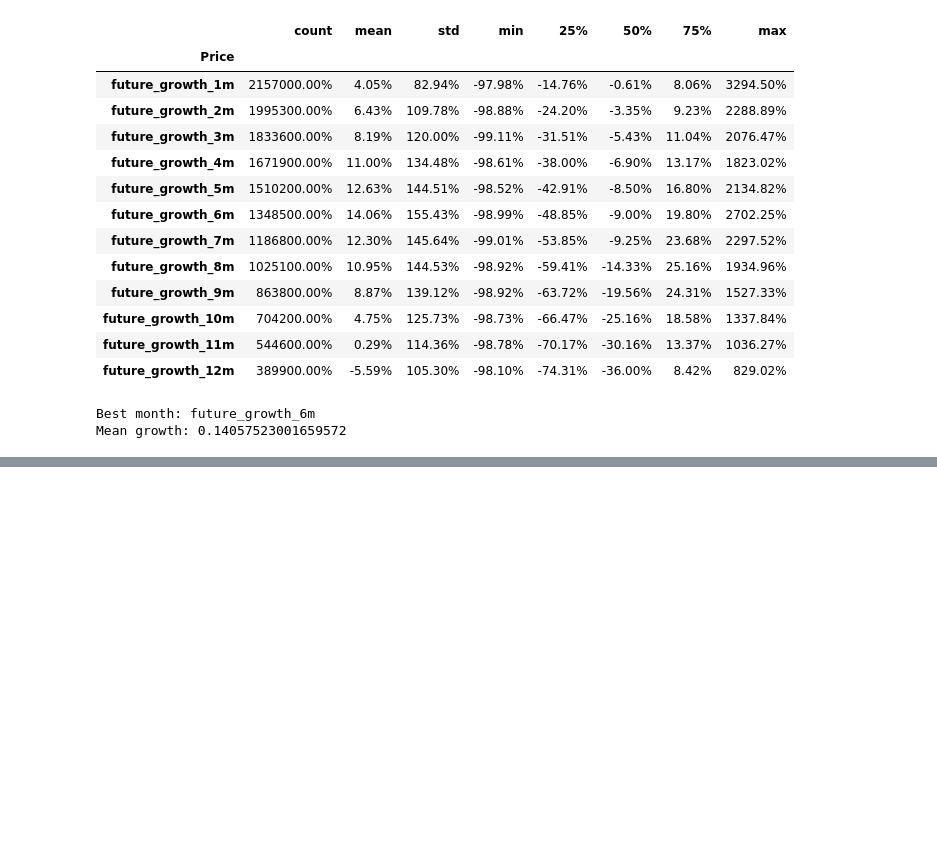
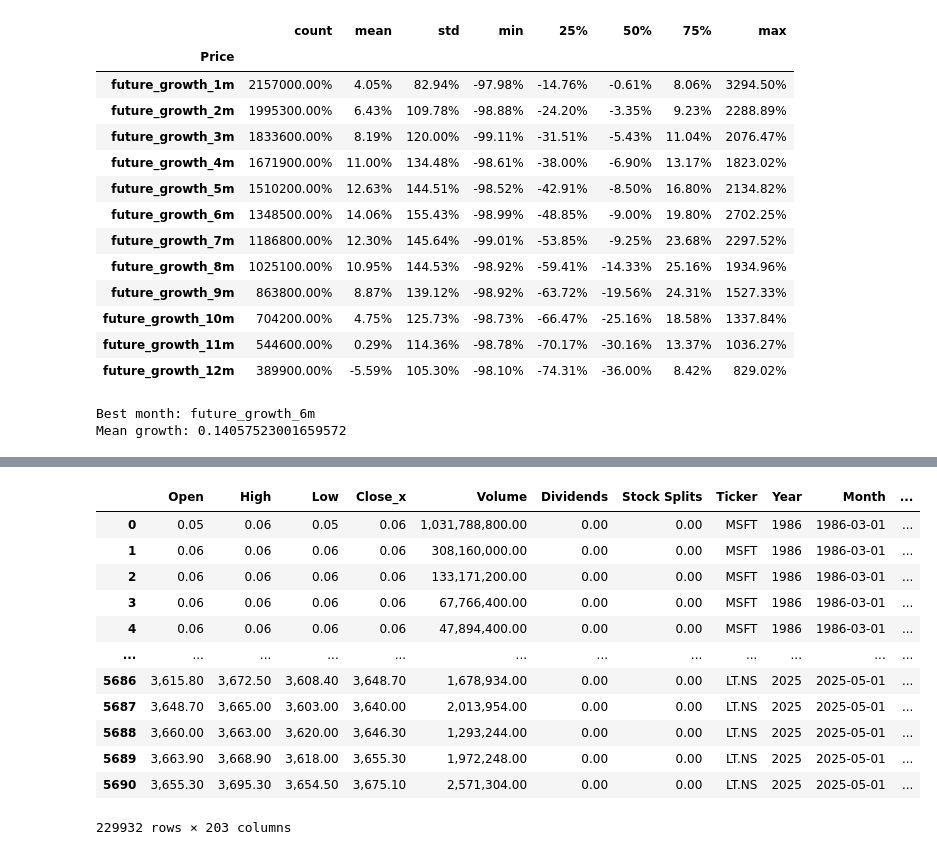
Before and after one commit to ceccode/stock-markets-analytics-zoomcamp, a Jupyter notebook: 02-dataframe-analysis/homework-solutions/hw2-dataframe-analysis.ipynb, the cells around one changed output, grey strips where cells are left out. Cells and saved outputs as stored; diff of their text form; code cells hidden in the pictures; blank space fills up the shorter version.

```diff
--- a/02-dataframe-analysis/homework-solutions/hw2-dataframe-analysis.ipynb
+++ b/02-dataframe-analysis/homework-solutions/hw2-dataframe-analysis.ipynb
@@ -506,0 +541,17 @@ Mean growth: 0.14057523001659572
+# %%
+
+df
+# %% [output]
+|  | Open | High | Low | Close_x | Volume | Dividends | Stock Splits | Ticker | Year | Month | ... |
+| 0 | 0.05 | 0.06 | 0.05 | 0.06 | 1,031,788,800.00 | 0.00 | 0.00 | MSFT | 1986 | 1986-03-01 | ... |
+| 1 | 0.06 | 0.06 | 0.06 | 0.06 | 308,160,000.00 | 0.00 | 0.00 | MSFT | 1986 | 1986-03-01 | ... |
+| 2 | 0.06 | 0.06 | 0.06 | 0.06 | 133,171,200.00 | 0.00 | 0.00 | MSFT | 1986 | 1986-03-01 | ... |
+| 3 | 0.06 | 0.06 | 0.06 | 0.06 | 67,766,400.00 | 0.00 | 0.00 | MSFT | 1986 | 1986-03-01 | ... |
+| 4 | 0.06 | 0.06 | 0.06 | 0.06 | 47,894,400.00 | 0.00 | 0.00 | MSFT | 1986 | 1986-03-01 | ... |
+| ... | ... | ... | ... | ... | ... | ... | ... | ... | ... | ... | ... |
+| 5686 | 3,615.80 | 3,672.50 | 3,608.40 | 3,648.70 | 1,678,934.00 | 0.00 | 0.00 | LT.NS | 2025 | 2025-05-01 | ... |
+| 5687 | 3,648.70 | 3,665.00 | 3,603.00 | 3,640.00 | 2,013,954.00 | 0.00 | 0.00 | LT.NS | 2025 | 2025-05-01 | ... |
+| 5688 | 3,660.00 | 3,663.00 | 3,620.00 | 3,646.30 | 1,293,244.00 | 0.00 | 0.00 | LT.NS | 2025 | 2025-05-01 | ... |
+| 5689 | 3,663.90 | 3,668.90 | 3,618.00 | 3,655.30 | 1,972,248.00 | 0.00 | 0.00 | LT.NS | 2025 | 2025-05-01 | ... |
+| 5690 | 3,655.30 | 3,695.30 | 3,654.50 | 3,675.10 | 2,571,304.00 | 0.00 | 0.00 | LT.NS | 2025 | 2025-05-01 | ... |
+229932 rows × 203 columns
```
Also changed, not shown: parts of 4 cells of this notebook, 1 other file.
